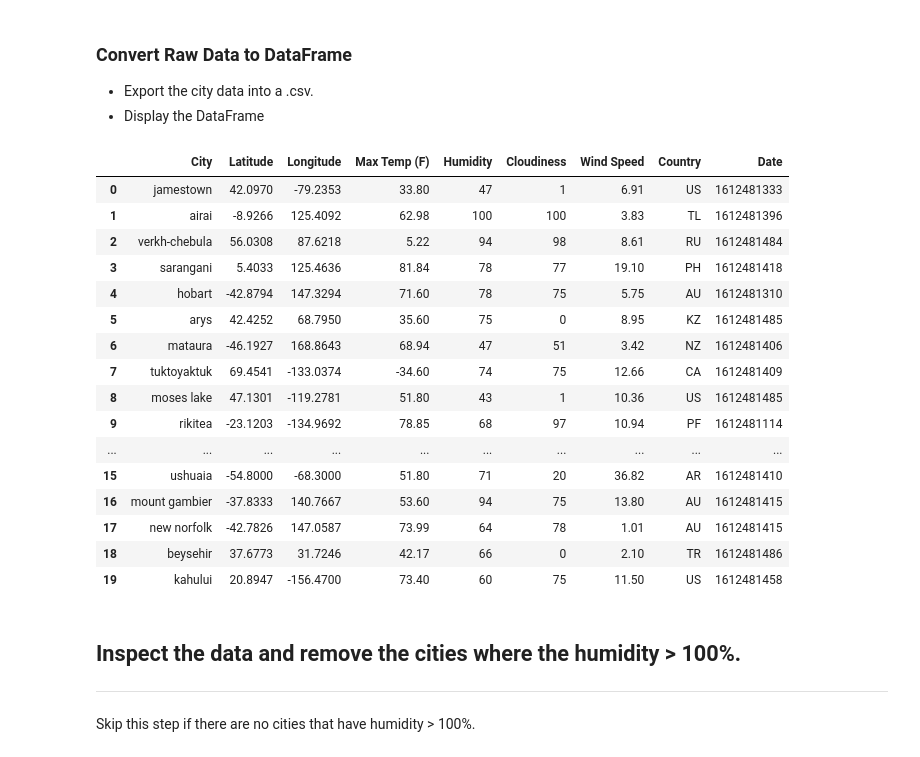
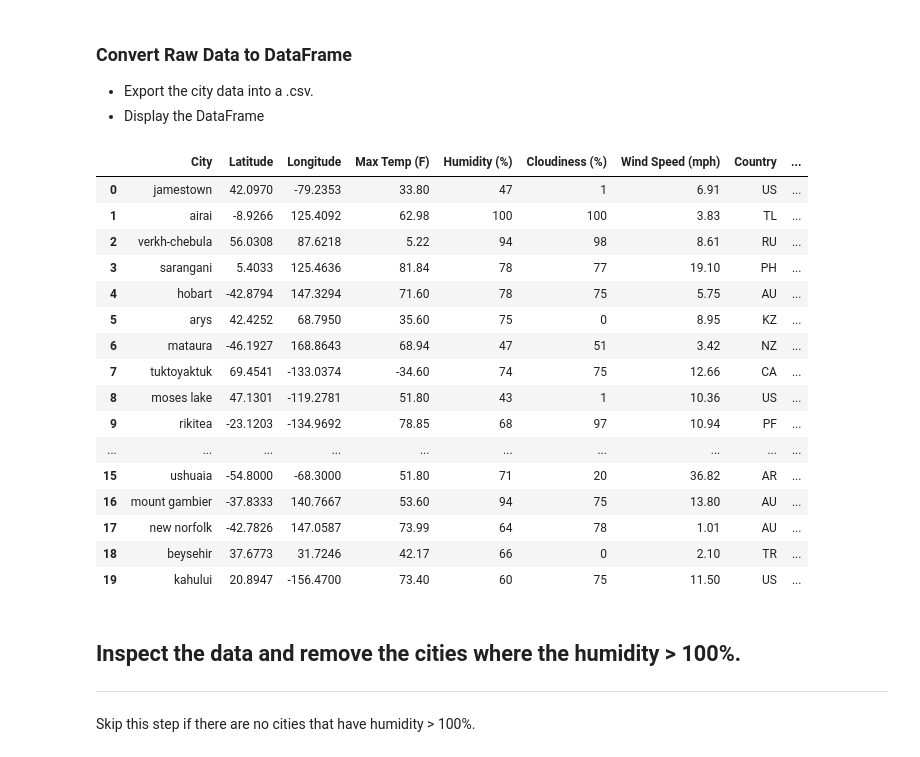
Before and after one commit to gucaselo/python-api, a Jupyter notebook: WeatherPy/WeatherPy.ipynb, the cells around one changed output. Drawn from its saved outputs; the diff is of its cells as text; code cells hidden in the pictures.

```diff
--- a/WeatherPy/WeatherPy.ipynb
+++ b/WeatherPy/WeatherPy.ipynb
@@ -128,27 +128,27 @@ Processing Record 569 of Set xx | yinchuan
 * Export the city data into a .csv.
 * Display the DataFrame
 # %%
-cities_df = pd.DataFrame({'City':city_n, 'Latitude':lat, 'Longitude':lng, 'Max Temp (F)':max_temp, 'Humidity':humidity,
-                          'Cloudiness':cloud, 'Wind Speed':wind_speed, 'Country':country, 'Date':date_w})
+cities_df = pd.DataFrame({'City':city_n, 'Latitude':lat, 'Longitude':lng, 'Max Temp (F)':max_temp, 'Humidity (%)':humidity,
+                          'Cloudiness (%)':cloud, 'Wind Speed (mph)':wind_speed, 'Country':country, 'Date':date_w})
 cities_df.head(20)
 # %% [output]
-|  | City | Latitude | Longitude | Max Temp (F) | Humidity | Cloudiness | Wind Speed | Country | Date |
-| 0 | jamestown | 42.0970 | -79.2353 | 33.80 | 47 | 1 | 6.91 | US | 1612481333 |
-| 1 | airai | -8.9266 | 125.4092 | 62.98 | 100 | 100 | 3.83 | TL | 1612481396 |
-| 2 | verkh-chebula | 56.0308 | 87.6218 | 5.22 | 94 | 98 | 8.61 | RU | 1612481484 |
-| 3 | sarangani | 5.4033 | 125.4636 | 81.84 | 78 | 77 | 19.10 | PH | 1612481418 |
-| 4 | hobart | -42.8794 | 147.3294 | 71.60 | 78 | 75 | 5.75 | AU | 1612481310 |
-| 5 | arys | 42.4252 | 68.7950 | 35.60 | 75 | 0 | 8.95 | KZ | 1612481485 |
-| 6 | mataura | -46.1927 | 168.8643 | 68.94 | 47 | 51 | 3.42 | NZ | 1612481406 |
-| 7 | tuktoyaktuk | 69.4541 | -133.0374 | -34.60 | 74 | 75 | 12.66 | CA | 1612481409 |
-| 8 | moses lake | 47.1301 | -119.2781 | 51.80 | 43 | 1 | 10.36 | US | 1612481485 |
-| 9 | rikitea | -23.1203 | -134.9692 | 78.85 | 68 | 97 | 10.94 | PF | 1612481114 |
+|  | City | Latitude | Longitude | Max Temp (F) | Humidity (%) | Cloudiness (%) | Wind Speed (mph) | Country | ... |
+| 0 | jamestown | 42.0970 | -79.2353 | 33.80 | 47 | 1 | 6.91 | US | ... |
+| 1 | airai | -8.9266 | 125.4092 | 62.98 | 100 | 100 | 3.83 | TL | ... |
+| 2 | verkh-chebula | 56.0308 | 87.6218 | 5.22 | 94 | 98 | 8.61 | RU | ... |
+| 3 | sarangani | 5.4033 | 125.4636 | 81.84 | 78 | 77 | 19.10 | PH | ... |
+| 4 | hobart | -42.8794 | 147.3294 | 71.60 | 78 | 75 | 5.75 | AU | ... |
+| 5 | arys | 42.4252 | 68.7950 | 35.60 | 75 | 0 | 8.95 | KZ | ... |
+| 6 | mataura | -46.1927 | 168.8643 | 68.94 | 47 | 51 | 3.42 | NZ | ... |
+| 7 | tuktoyaktuk | 69.4541 | -133.0374 | -34.60 | 74 | 75 | 12.66 | CA | ... |
+| 8 | moses lake | 47.1301 | -119.2781 | 51.80 | 43 | 1 | 10.36 | US | ... |
+| 9 | rikitea | -23.1203 | -134.9692 | 78.85 | 68 | 97 | 10.94 | PF | ... |
 | ... | ... | ... | ... | ... | ... | ... | ... | ... | ... |
-| 15 | ushuaia | -54.8000 | -68.3000 | 51.80 | 71 | 20 | 36.82 | AR | 1612481410 |
-| 16 | mount gambier | -37.8333 | 140.7667 | 53.60 | 94 | 75 | 13.80 | AU | 1612481415 |
-| 17 | new norfolk | -42.7826 | 147.0587 | 73.99 | 64 | 78 | 1.01 | AU | 1612481415 |
-| 18 | beysehir | 37.6773 | 31.7246 | 42.17 | 66 | 0 | 2.10 | TR | 1612481486 |
-| 19 | kahului | 20.8947 | -156.4700 | 73.40 | 60 | 75 | 11.50 | US | 1612481458 |
+| 15 | ushuaia | -54.8000 | -68.3000 | 51.80 | 71 | 20 | 36.82 | AR | ... |
+| 16 | mount gambier | -37.8333 | 140.7667 | 53.60 | 94 | 75 | 13.80 | AU | ... |
+| 17 | new norfolk | -42.7826 | 147.0587 | 73.99 | 64 | 78 | 1.01 | AU | ... |
+| 18 | beysehir | 37.6773 | 31.7246 | 42.17 | 66 | 0 | 2.10 | TR | ... |
+| 19 | kahului | 20.8947 | -156.4700 | 73.40 | 60 | 75 | 11.50 | US | ... |
 # %%
 cities_df.to_csv(output_data_file, index=False, header=True)
 # %% [markdown]
```
Also changed, not shown: parts of 27 cells of this notebook, 1 other file.
